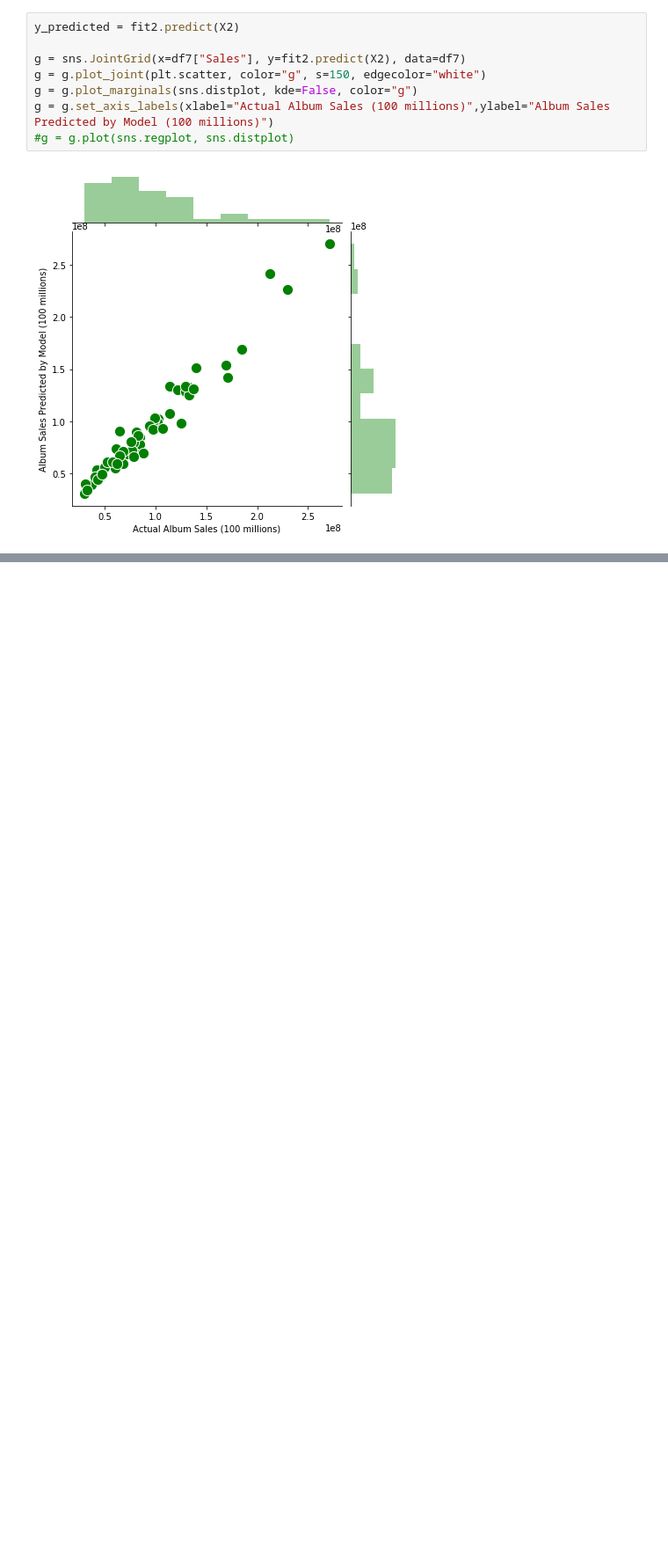
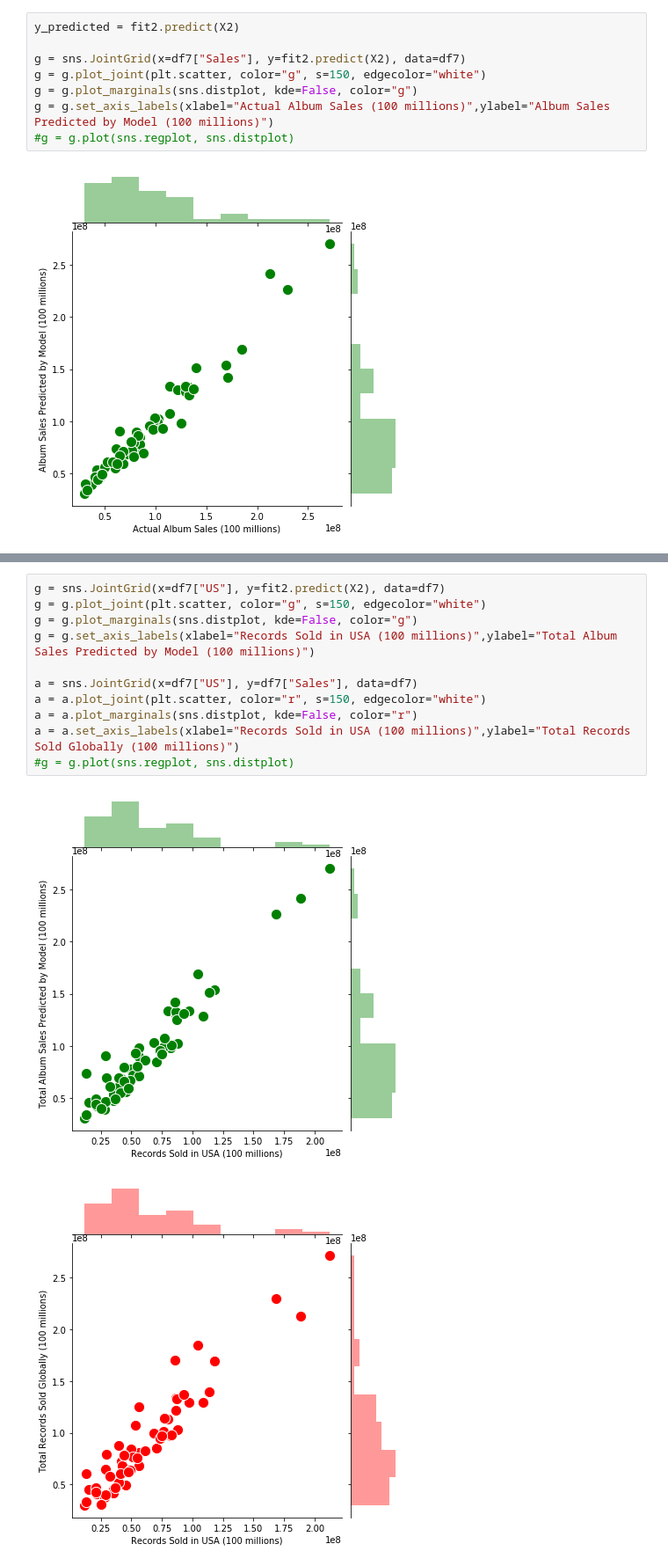
Before and after one commit to kpuryear/Puryear_Metis, a Jupyter notebook: Project2/Luther_Compiled.ipynb, the cells around one changed output, grey strips where cells are left out. Shown: that part at 88% size. Saved outputs shown, nothing was run; the diff lists cells and outputs as text; blank space fills up the shorter version.

```diff
--- a/Project2/Luther_Compiled.ipynb
+++ b/Project2/Luther_Compiled.ipynb
@@ -444,0 +455,14 @@ g = g.set_axis_labels(xlabel="Actual Album Sales (100 millions)",ylabel="Album S
+# %%
+g = sns.JointGrid(x=df7["US"], y=fit2.predict(X2), data=df7)
+g = g.plot_joint(plt.scatter, color="g", s=150, edgecolor="white")
+g = g.plot_marginals(sns.distplot, kde=False, color="g")
+g = g.set_axis_labels(xlabel="Records Sold in USA (100 millions)",ylabel="Total Album Sales Predicted by Model (100 millions)")
+
+a = sns.JointGrid(x=df7["US"], y=df7["Sales"], data=df7)
+a = a.plot_joint(plt.scatter, color="r", s=150, edgecolor="white")
+a = a.plot_marginals(sns.distplot, kde=False, color="r")
+a = a.set_axis_labels(xlabel="Records Sold in USA (100 millions)",ylabel="Total Records Sold Globally (100 millions)")
+#g = g.plot(sns.regplot, sns.distplot)
+# %% [output]
+[figure, added]
+[figure, added]
```
Also changed, not shown: parts of 6 cells of this notebook, 5 other files.
